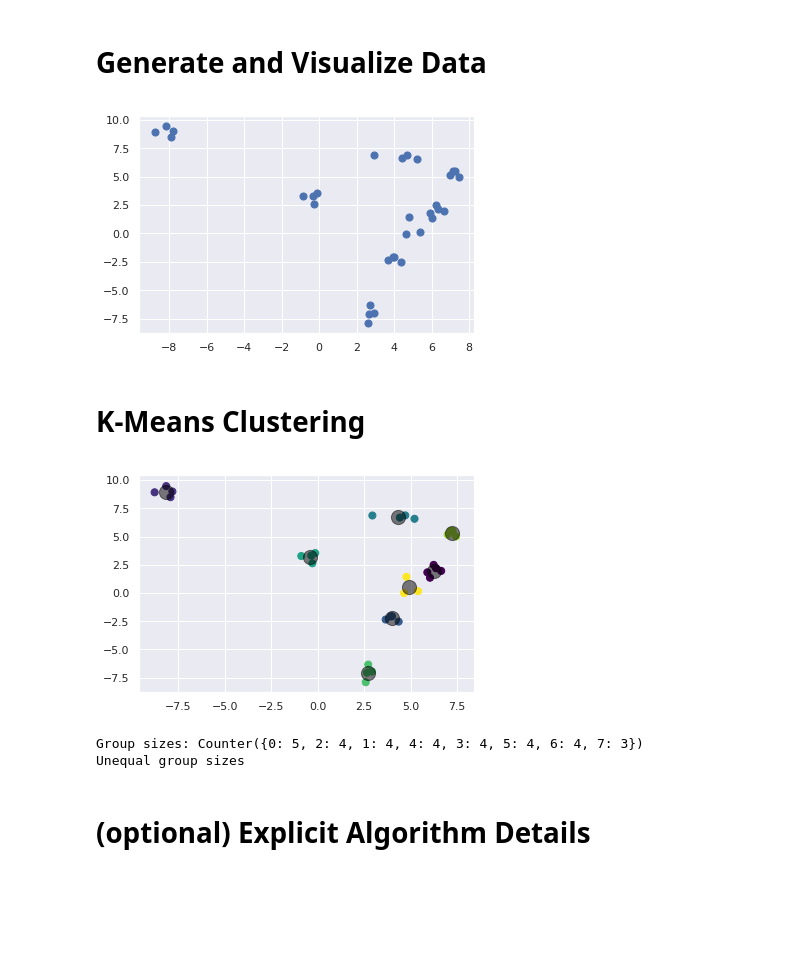
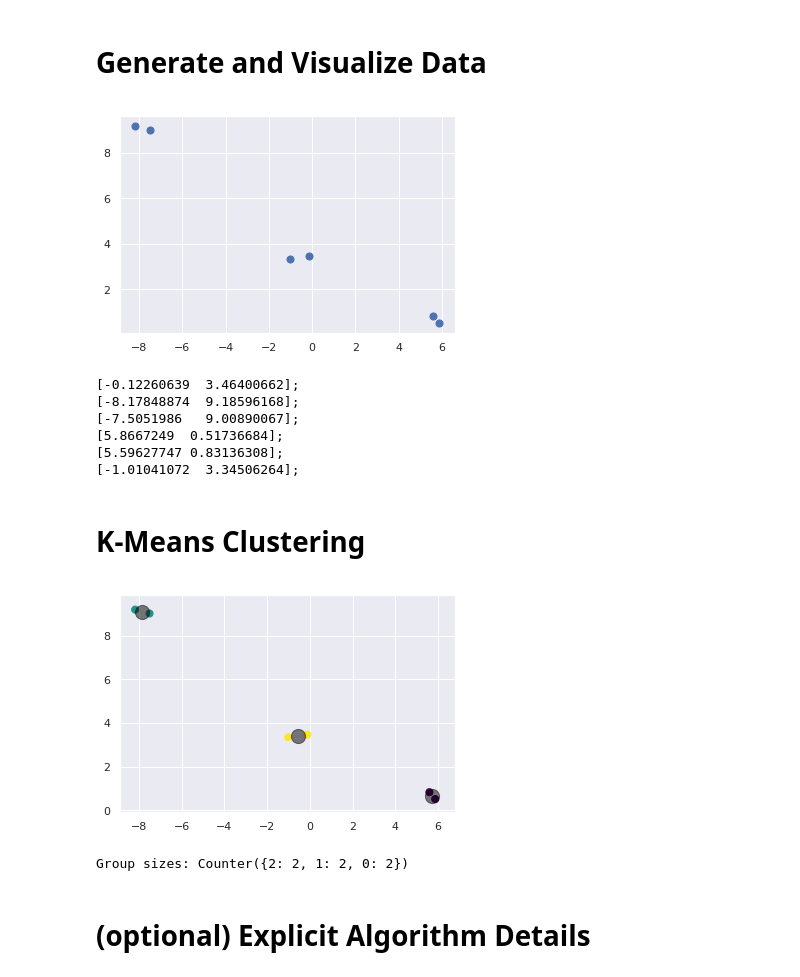
Before and after one commit to korymath/public_notebooks, a Jupyter notebook: Building_Equal_Size_Clusters_Kyle_Mathewson_Sept_2019.ipynb, the cells around one changed output. Cells and saved outputs as stored; diff of their text form; code cells hidden in the pictures; blank space fills up the shorter version.

```diff
--- a/Building_Equal_Size_Clusters_Kyle_Mathewson_Sept_2019.ipynb
+++ b/Building_Equal_Size_Clusters_Kyle_Mathewson_Sept_2019.ipynb
@@ -20,18 +19,28 @@ np.random.seed(random_state)
 # %% [markdown]
 # Generate and Visualize Data
 # %%
-n_samples = 32
-n_groups = 8
-n_members = 4
+n_samples = 6
+n_groups = 3
+n_members = 2
 
 # ensure that the calculus works out
 assert n_groups * n_members == n_samples
 
 X, y_true = make_blobs(n_samples=n_samples, centers=n_groups,
                        cluster_std=0.50, random_state=random_state)
 plt.scatter(X[:, 0], X[:, 1], s=50);
 # %% [output]
-[figure, old version]
+[figure, new version]
+# %%
+for x in X:
+  print('{};'.format(x))
+# %% [output]
+[-0.12260639  3.46400662];
+[-8.17848874  9.18596168];
+[-7.5051986   9.00890067];
+[5.8667249  0.51736684];
+[5.59627747 0.83136308];
+[-1.01041072  3.34506264];
 # %% [markdown]
 # K-Means Clustering
 # %%
@@ -44,7 +53,7 @@ plt.scatter(X[:, 0], X[:, 1], c=labels, s=50, cmap='viridis')
 centers = kmeans.cluster_centers_
 plt.scatter(centers[:, 0], centers[:, 1], c='black', s=200, alpha=0.5);
 # %% [output]
-[figure, old version]
+[figure, new version]
 # %%
 # test the group size, AssertionError on failure
 C = Counter(labels)
@@ -55,8 +64,7 @@ try:
 except AssertionError as e:
   print('Unequal group sizes')
 # %% [output]
-Group sizes: Counter({0: 5, 2: 4, 1: 4, 4: 4, 3: 4, 5: 4, 6: 4, 7: 3})
-Unequal group sizes
+Group sizes: Counter({2: 2, 1: 2, 0: 2})
 # %% [markdown]
 # (optional) Explicit Algorithm Details
 # %%
```
Also changed, not shown: parts of 26 cells of this notebook.
